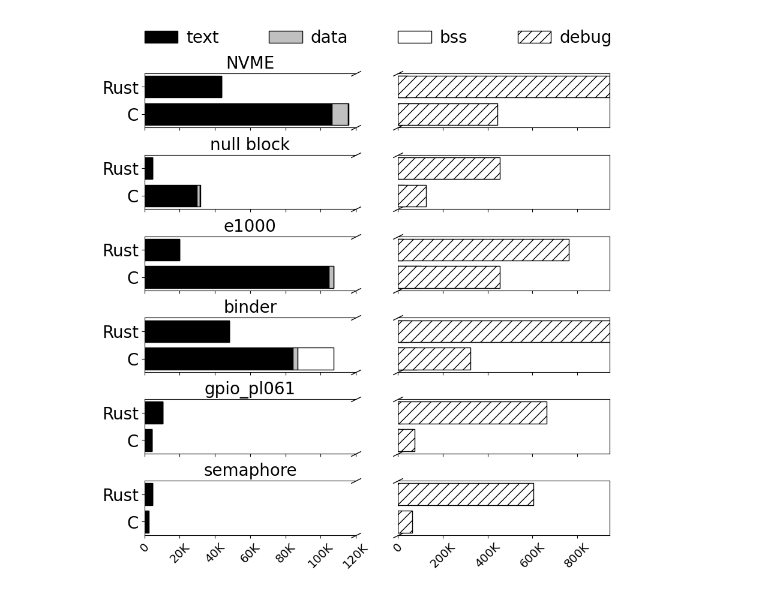
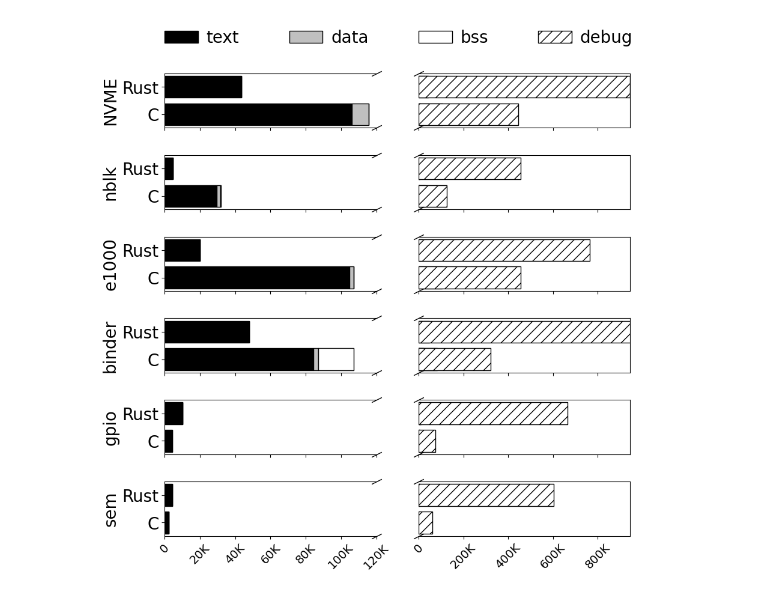
Before and after one commit to Richardhongyu/rfl_empirical_tools, a Jupyter notebook: figures_ppt/figure8.ipynb, the cells around one changed output. Saved outputs shown, nothing was run; the diff lists cells and outputs as text; code cells hidden in the pictures.

```diff
--- a/figures_ppt/figure8.ipynb
+++ b/figures_ppt/figure8.ipynb
@@ -37,7 +37,7 @@ c_column = np.sum(c[:,3:7], axis=1)
 rust = np.column_stack((rust[:,:3], rust_column))
 c = np.column_stack((c[:,:3], c_column))
 
-driver_name = ['NVME', 'null block', 'e1000', 'binder', 'gpio_pl061', 'semaphore']
+driver_name = ['NVME', 'nblk', 'e1000', 'binder', 'gpio', 'sem']
 binary_size = ['text', 'data', 'bss', 'debug']
 color = ['black', 'silver', 'white', 'white']
 hatch = ['', '', '', '//']
@@ -83,7 +83,7 @@ for i in range(6):
     axs[i,0].set_xlim(0, x_lim)
     axs[i,1].set_xlim(0, x_lim_end)
     axs[i,0].set_yticks(y_pos, labels=labels, size=20)
-    axs[i,0].set_title(driver_name[i], size=20)
+    axs[i,0].set_ylabel(driver_name[i], size=20)
     axs[i,0].spines['right'].set_visible(False)
     axs[i,1].spines['left'].set_visible(False)
     axs[i,1].get_yaxis().set_visible(False)
@@ -124,31 +124,31 @@ for i in range(6):
 #             sum_c = np.sum(c_data[:3])
 #             sum_rust = np.sum(rust_data[:3])
 #             x_lim = max(sum_c, sum_rust)
 #             x_lim_end = max(c_data[3], rust_data[3])
 #             for j in range(len(binary_size)):
 #                 if col != 1:
 #                     ax.set_yticks(y_pos, labels=labels)
 #                     ax.set_title(driver_name[(line + 1) * (col + 1) - 1])
 #                     ax.spines['right'].set_visible(False)
 #                     # ax.plot([1, 1], [1, 0], transform=ax.transAxes, **kwargs)
 #                     # ax.set_xlim(0, x_lim)
 #                 else:
 #                     ax.spines['left'].set_visible(False)
 #                     ax.get_yaxis().set_visible(False)
 #                     # ax.plot([0, 0], [0, 1], transform=ax.transAxes, **kwargs)
 #                     # ax.set_xlim(x_lim, x_lim_end)
 #                 for i in range(len(driver_name)):
 #                     c_data = c[i]
 #                     rust_data = rust[i]
 #                     for j in range(len(binary_size)):
 #                         ax.barh(y_pos, [c_data[j],rust_data[j]], left=left)
 #                         left += np.array([c_data[j],rust_data[j]])
 #                 ax.label_outer()
 #                 ax.tick_params(axis='x',rotation=45)
 #                 ax.xaxis.set_major_formatter(FuncFormatter(comma_formatter))
 
 fig.legend( ncol=4, frameon=False, loc="lower left", bbox_to_anchor=(0.1, 0.9), fontsize=20, columnspacing=3, handletextpad=0.5)
 # fig.tight_layout(pad=0.5)
 fig.savefig('./figure8.pdf', bbox_inches="tight")
 # %% [output]
-[figure, old version]
+[figure, new version]
```
Also changed, not shown: 1 other file.
